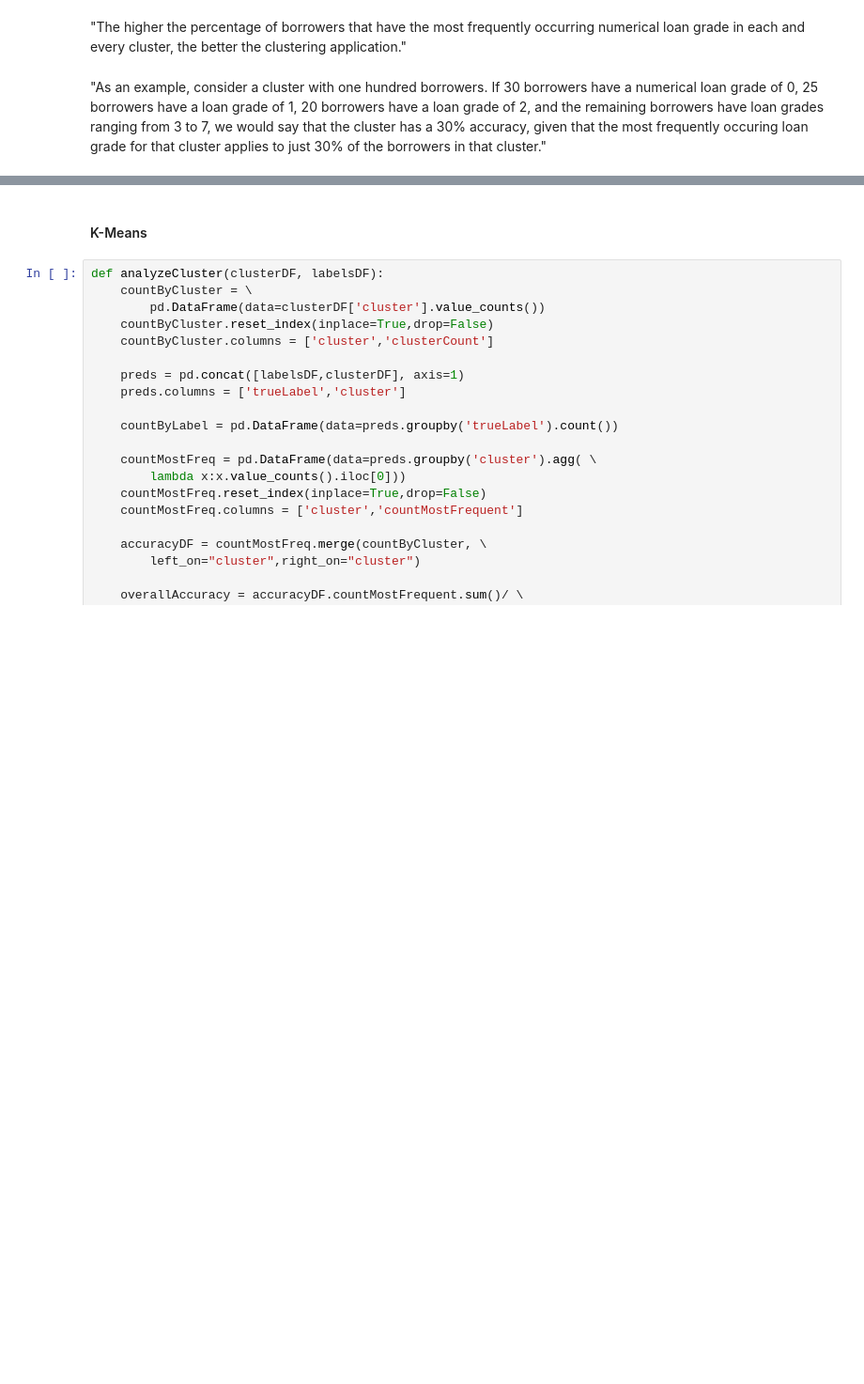
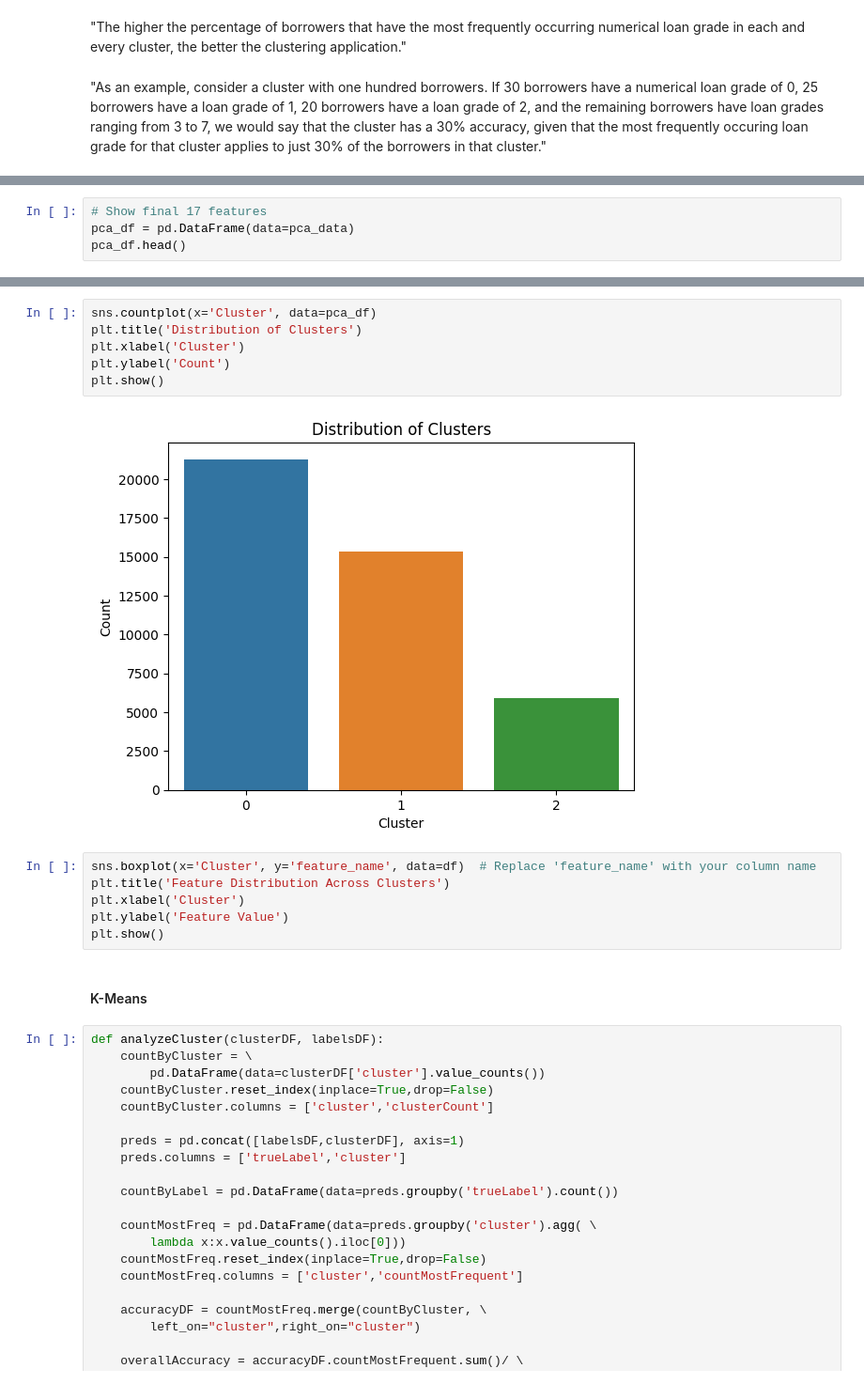
Before and after one commit to curtpond/segmentation, a Jupyter notebook: lending-club.ipynb, the cells around one changed output, grey strips where cells are left out. Shown at 94% size. Drawn from its saved outputs; the diff is of its cells as text; blank space fills up the shorter version.

```diff
--- a/lending-club.ipynb
+++ b/lending-club.ipynb
@@ -304,0 +351,4 @@ interestAndGrade.groupby("grade").mean()
+# %%
+# Show final 17 features
+pca_df = pd.DataFrame(data=pca_data)
+pca_df.head()
@@ -305,3 +408,17 @@ interestAndGrade.groupby("grade").mean()
+# %%
+sns.countplot(x='Cluster', data=pca_df)
+plt.title('Distribution of Clusters')
+plt.xlabel('Cluster')
+plt.ylabel('Count')
+plt.show()
+# %% [output]
+[figure, added]
+# %%
+sns.boxplot(x='Cluster', y='feature_name', data=df)  # Replace 'feature_name' with your column name
+plt.title('Feature Distribution Across Clusters')
+plt.xlabel('Cluster')
+plt.ylabel('Feature Value')
+plt.show()
 # %% [markdown]
 #### K-Means
 # %%
```
Also changed, not shown: parts of 17 cells of this notebook, 4 other files.
